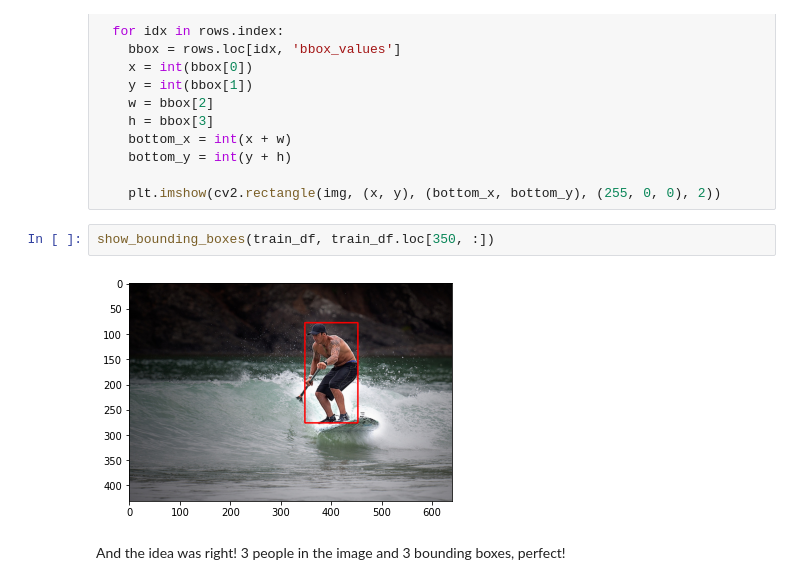
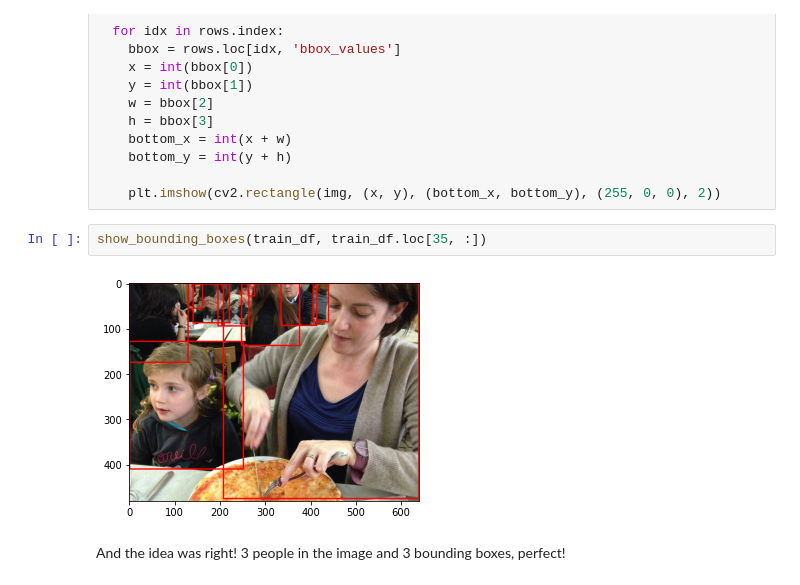
Before and after one commit to ShashankSBanakar/ObjectDetection-RCNN, a Jupyter notebook: Pre_processing.ipynb, the cells around one changed output. Saved outputs shown, nothing was run; the diff lists cells and outputs as text.

```diff
--- a/Pre_processing.ipynb
+++ b/Pre_processing.ipynb
@@ -174,9 +153,9 @@ def show_bounding_boxes(bbox_df: pd.core.frame.DataFrame, bbox_df_row: pd.core.s
 
     plt.imshow(cv2.rectangle(img, (x, y), (bottom_x, bottom_y), (255, 0, 0), 2))
 # %%
-show_bounding_boxes(train_df, train_df.loc[350, :])
+show_bounding_boxes(train_df, train_df.loc[35, :])
 # %% [output]
-[figure, old version]
+[figure, new version]
 # %% [markdown]
 And the idea was right! 3 people in the image and 3 bounding boxes, perfect!
 # %% [markdown]
```
Also changed, not shown: parts of 3 cells of this notebook.
